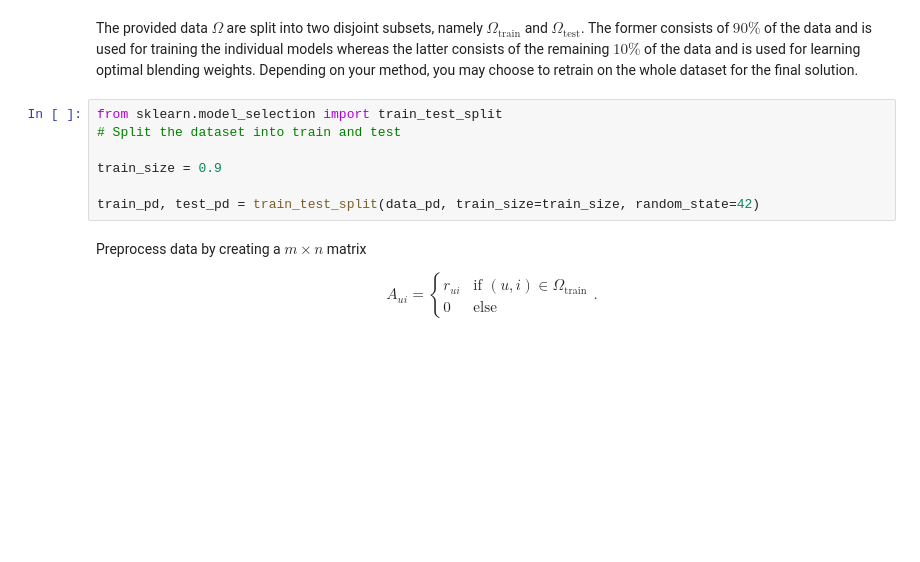
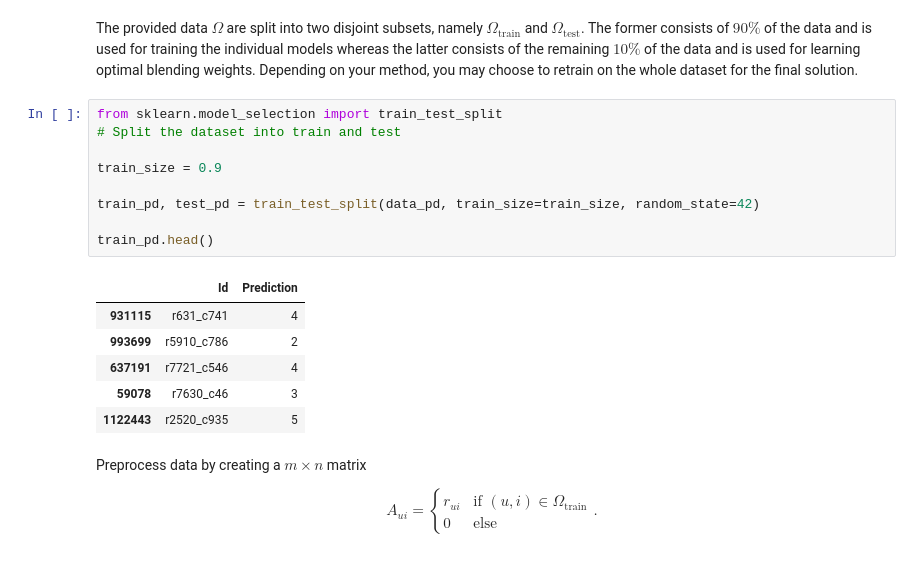
Before and after one commit to LiineKasak/collaborative-filtering, a Jupyter notebook: Ale_ALS_SGD/collaborative_filtering.ipynb, the cells around one changed output. Drawn from its saved outputs; the diff is of its cells as text; blank space fills up the shorter version.

```diff
--- a/Ale_ALS_SGD/collaborative_filtering.ipynb
+++ b/Ale_ALS_SGD/collaborative_filtering.ipynb
@@ -41,10 +41,19 @@ The provided data $\mathcal{\Omega}$ are split into two disjoint subsets, namely
 # %%
 from sklearn.model_selection import train_test_split
 # Split the dataset into train and test
 
 train_size = 0.9
 
 train_pd, test_pd = train_test_split(data_pd, train_size=train_size, random_state=42)
+
+train_pd.head()
+# %% [output]
+|  | Id | Prediction |
+| 931115 | r631_c741 | 4 |
+| 993699 | r5910_c786 | 2 |
+| 637191 | r7721_c546 | 4 |
+| 59078 | r7630_c46 | 3 |
+| 1122443 | r2520_c935 | 5 |
 # %% [markdown]
 Preprocess data by creating a $m \times n$ matrix
 
```
Also changed, not shown: parts of 15 cells of this notebook, 15 other files.
